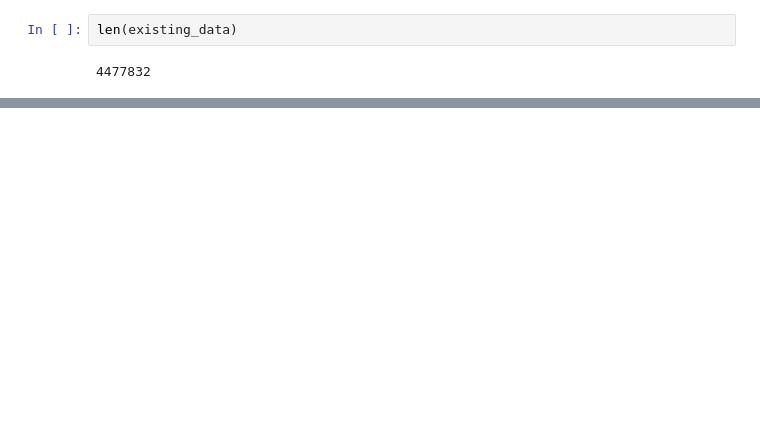
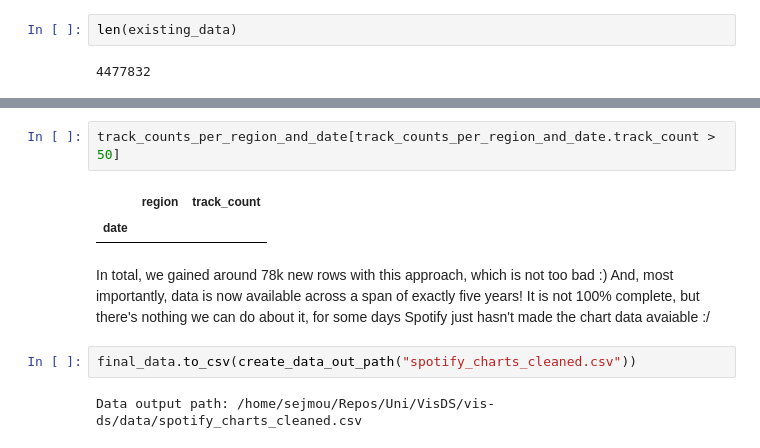
Before and after one commit to Sejmou/exploring-spotify-charts, a Jupyter notebook: data_exploration_and_crawling/merge_crawled_and_existing_chart_data.ipynb, the cells around one changed output, grey strips where cells are left out. Saved outputs shown, nothing was run; the diff lists cells and outputs as text; blank space fills up the shorter version.

```diff
--- a/data_exploration_and_crawling/merge_crawled_and_existing_chart_data.ipynb
+++ b/data_exploration_and_crawling/merge_crawled_and_existing_chart_data.ipynb
@@ -1273,0 +1271,11 @@ new_data[new_data.date >= "2021-12-01"]
+# %%
+track_counts_per_region_and_date[track_counts_per_region_and_date.track_count > 50]
+# %% [output]
+|  | region | track_count |
+| date |  |  |
+# %% [markdown]
+In total, we gained around 78k new rows with this approach, which is not too bad :) And, most importantly, data is now available across a span of exactly five years! It is not 100% complete, but there's nothing we can do about it, for some days Spotify just hasn't made the chart data avaiable :/
+# %%
+final_data.to_csv(create_data_out_path("spotify_charts_cleaned.csv"))
+# %% [output]
+Data output path: /home/sejmou/Repos/Uni/VisDS/vis-ds/data/spotify_charts_cleaned.csv
```
Also changed, not shown: parts of 26 cells of this notebook.
